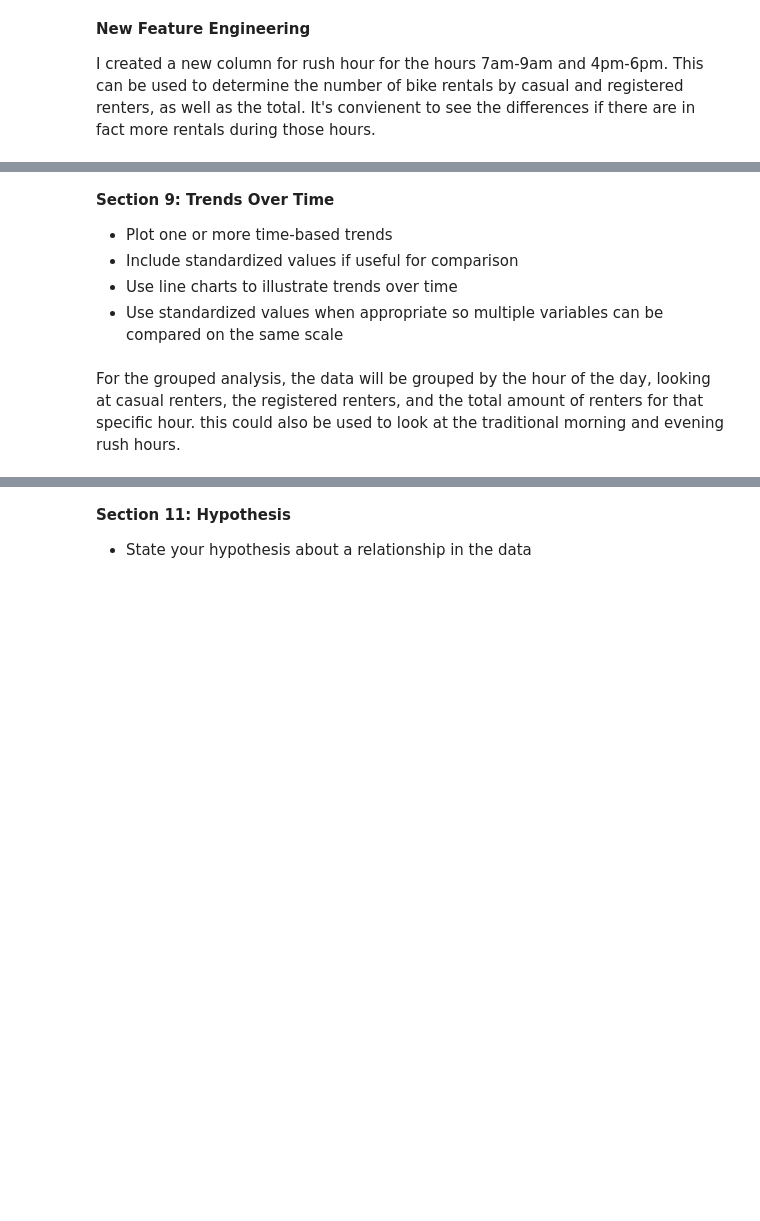
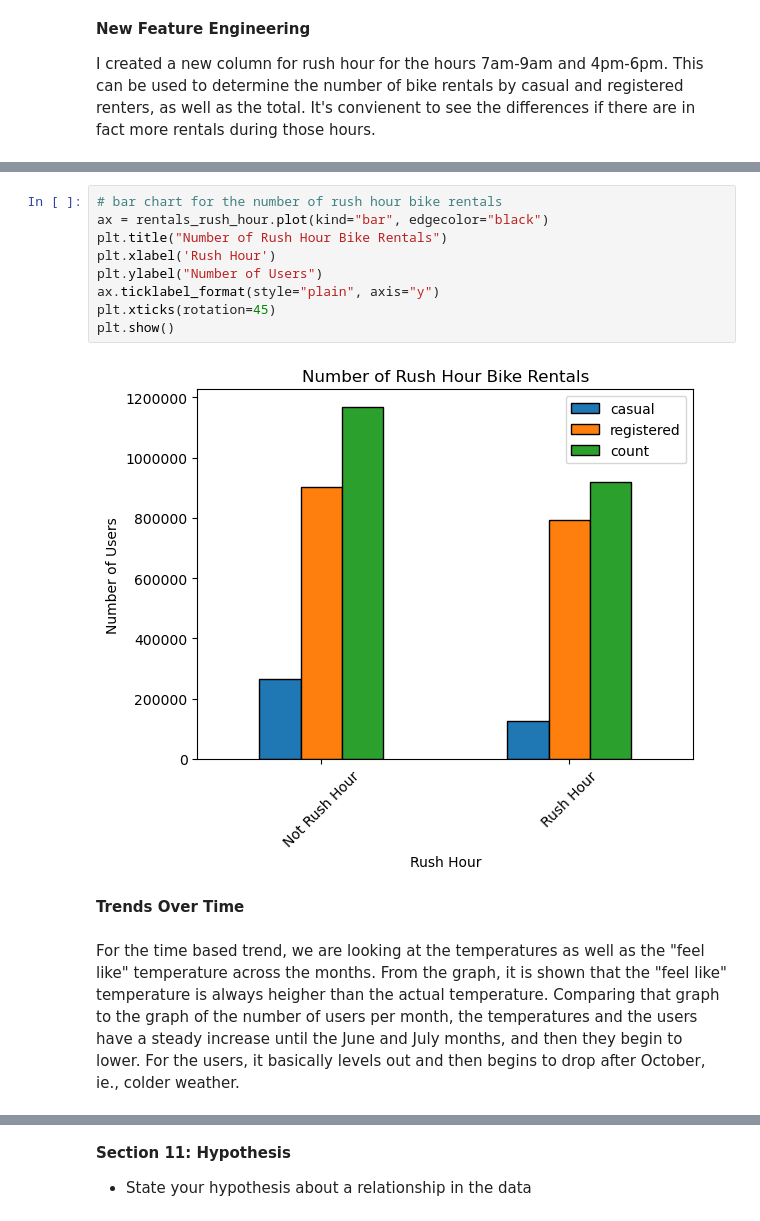
Before and after one commit to keshleem/final_project, a Jupyter notebook: klmartin_dx602_final.ipynb, the cells around one changed output, grey strips where cells are left out. Cells and saved outputs as stored; diff of their text form; blank space fills up the shorter version.

Commit message:
Sections 1-9 completed

```diff
--- a/klmartin_dx602_final.ipynb
+++ b/klmartin_dx602_final.ipynb
@@ -572,9 +564,15 @@ dtype: object
+# %%
+# bar chart for the number of rush hour bike rentals
+ax = rentals_rush_hour.plot(kind="bar", edgecolor="black")
+plt.title("Number of Rush Hour Bike Rentals")
+plt.xlabel('Rush Hour')
+plt.ylabel("Number of Users")
+ax.ticklabel_format(style="plain", axis="y")
+plt.xticks(rotation=45)
+plt.show()
+# %% [output]
+[figure, added]
 # %% [markdown]
-**Section 9: Trends Over Time**
-
-* Plot one or more time-based trends
-* Include standardized values if useful for comparison
-* Use line charts to illustrate trends over time
-* Use standardized values when appropriate so multiple variables can be compared on the same scale
+**Trends Over Time**
 # %% [markdown]
-For the grouped analysis, the data will be grouped by the hour of the day, looking at casual renters, the registered renters, and the total amount of renters for that specific hour. this could also be used to look at the traditional morning and evening rush hours.
+For the time based trend, we are looking at the temperatures as well as the "feel like" temperature across the months. From the graph, it is shown that the "feel like" temperature is always heigher than the actual temperature. Comparing that graph to the graph of the number of users per month, the temperatures and the users have a steady increase until the June and July months, and then they begin to lower. For the users, it basically levels out and then begins to drop after October, ie., colder weather.
```
Also changed, not shown: parts of 15 cells of this notebook.
